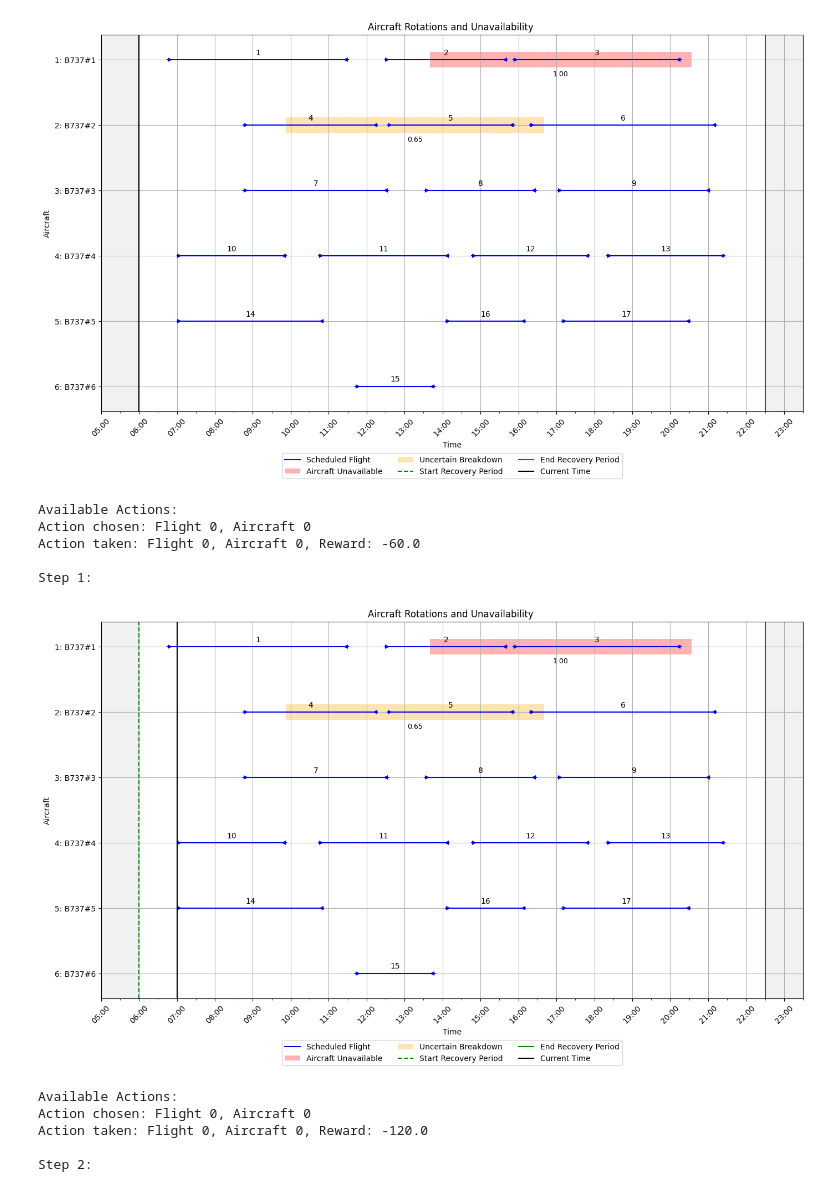
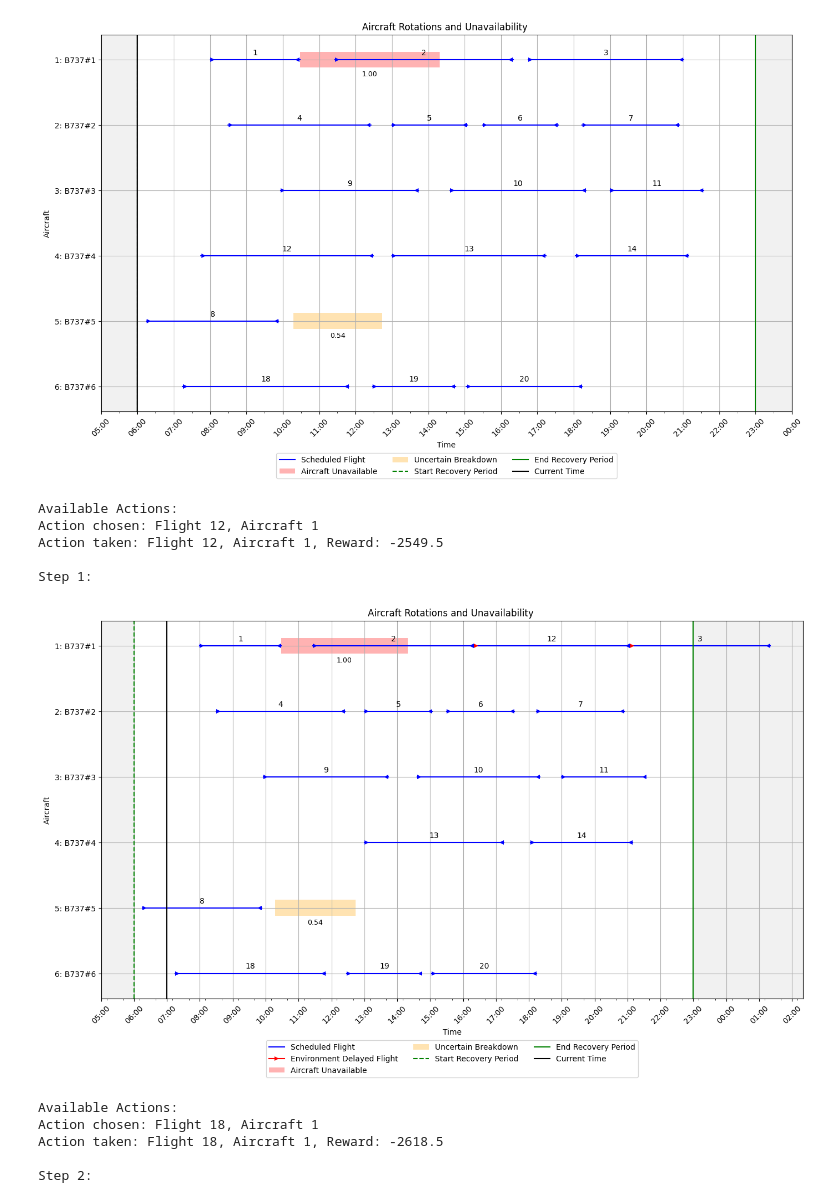
Before and after one commit to elisabethoost/msc-thesis-drl-adm, a Jupyter notebook: notebooks_utils/inference_manual.ipynb, the cells around one changed output. Drawn from its saved outputs; the diff is of its cells as text; code cells hidden in the pictures.

```diff
--- a/notebooks_utils/inference_manual.ipynb
+++ b/notebooks_utils/inference_manual.ipynb
@@ -88,7 +88,7 @@ def run_user_agent(scenario_folder):
 
     # Print initial state
     print("Initial State:")
-    print_state_nicely_proactive(env.state)
+    print_state_nicely(env.state, env_type)
 
     while not done:
         # Visualize the environment at each step
@@ -152,8 +152,8 @@ def run_user_agent(scenario_folder):
 # Set the scenario folder
 # SCENARIO_FOLDER = "../data/Training/3ac-100/Scenario_57"
 
-
-SCENARIO_FOLDER = "../data/Training/6ac-700-diverse/mixed_high_Scenario_004"
+# SCENARIO_FOLDER = "../data/Training/3ac-5-deterministic-na/Scenario_02"
+SCENARIO_FOLDER = "../data/Training/6ac-700-diverse/mixed_medium_Scenario_064"
 
 # Verify folder exists
 if not os.path.exists(SCENARIO_FOLDER):
@@ -177,14 +179,14 @@ Initial State:
 
 Step 0:
-[figure, old version]
+[figure, new version]
 Available Actions:
-Action chosen: Flight 0, Aircraft 0
-Action taken: Flight 0, Aircraft 0, Reward: -60.0
+Action chosen: Flight 12, Aircraft 1
+Action taken: Flight 12, Aircraft 1, Reward: -2549.5
 
 Step 1:
-[figure, old version]
+[figure, new version]
 Available Actions:
-Action chosen: Flight 0, Aircraft 0
-Action taken: Flight 0, Aircraft 0, Reward: -120.0
+Action chosen: Flight 18, Aircraft 1
+Action taken: Flight 18, Aircraft 1, Reward: -2618.5
 
 Step 2:
```
Also changed, not shown: parts of 1 cell of this notebook, 54 other files.
